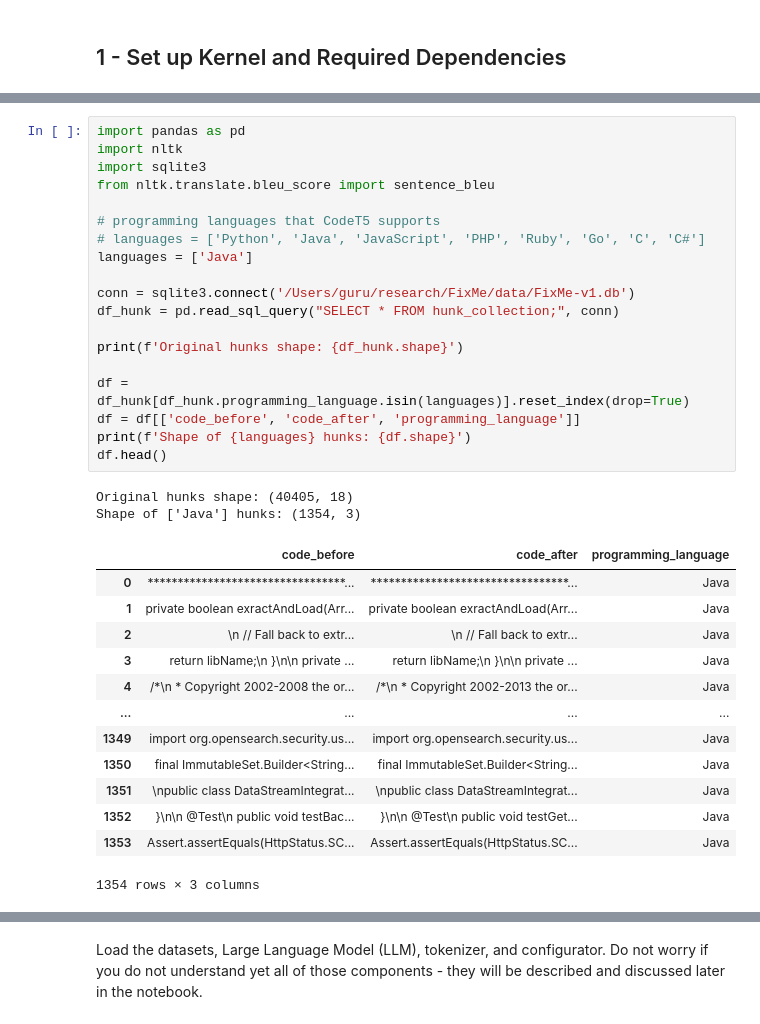
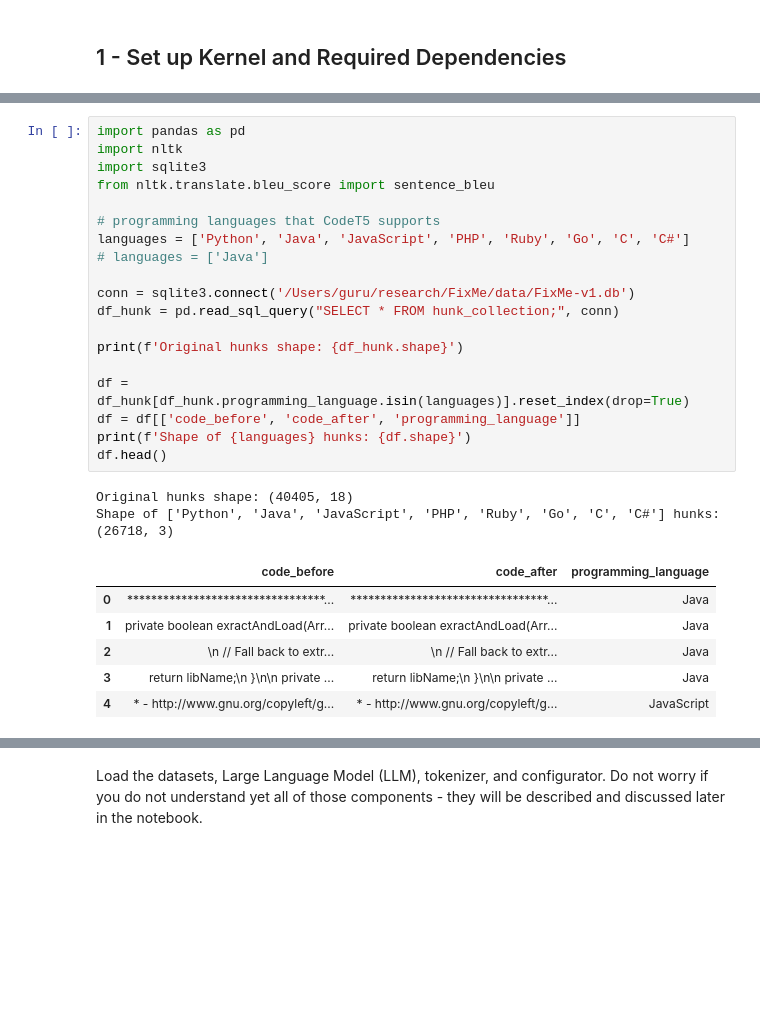
Before and after one commit to SmartSecLab/PatchLM, a Jupyter notebook: summarize.ipynb, the cells around one changed output, grey strips where cells are left out. Saved outputs shown, nothing was run; the diff lists cells and outputs as text; blank space fills up the shorter version.

```diff
--- a/summarize.ipynb
+++ b/summarize.ipynb
@@ -34,38 +34,31 @@ Now install the required packages to use PyTorch and Hugging Face transformers a
 # %%
 import pandas as pd
 import nltk
 import sqlite3
 from nltk.translate.bleu_score import sentence_bleu
 
 # programming languages that CodeT5 supports
-# languages = ['Python', 'Java', 'JavaScript', 'PHP', 'Ruby', 'Go', 'C', 'C#']
-languages = ['Java']
+languages = ['Python', 'Java', 'JavaScript', 'PHP', 'Ruby', 'Go', 'C', 'C#']
+# languages = ['Java']
 
 conn = sqlite3.connect('/Users/guru/research/FixMe/data/FixMe-v1.db')
 df_hunk = pd.read_sql_query("SELECT * FROM hunk_collection;", conn)
 
 print(f'Original hunks shape: {df_hunk.shape}')
 
 df = df_hunk[df_hunk.programming_language.isin(languages)].reset_index(drop=True)
 df = df[['code_before', 'code_after', 'programming_language']]
 print(f'Shape of {languages} hunks: {df.shape}')
 df.head()
 # %% [output]
 Original hunks shape: (40405, 18)
-Shape of ['Java'] hunks: (1354, 3)
+Shape of ['Python', 'Java', 'JavaScript', 'PHP', 'Ruby', 'Go', 'C', 'C#'] hunks: (26718, 3)
 |  | code_before | code_after | programming_language |
 | 0 | *********************************... | *********************************... | Java |
 | 1 | private boolean exractAndLoad(Arr... | private boolean exractAndLoad(Arr... | Java |
 | 2 | \n // Fall back to extr... | \n // Fall back to extr... | Java |
 | 3 | return libName;\n }\n\n private ... | return libName;\n }\n\n private ... | Java |
-| 4 | /*\n * Copyright 2002-2008 the or... | /*\n * Copyright 2002-2013 the or... | Java |
-| ... | ... | ... | ... |
-| 1349 | import org.opensearch.security.us... | import org.opensearch.security.us... | Java |
-| 1350 | final ImmutableSet.Builder<String... | final ImmutableSet.Builder<String... | Java |
-| 1351 | \npublic class DataStreamIntegrat... | \npublic class DataStreamIntegrat... | Java |
-| 1352 | }\n\n @Test\n public void testBac... | }\n\n @Test\n public void testGet... | Java |
-| 1353 | Assert.assertEquals(HttpStatus.SC... | Assert.assertEquals(HttpStatus.SC... | Java |
+| 4 | * - http://www.gnu.org/copyleft/g... | * - http://www.gnu.org/copyleft/g... | JavaScript |
-1354 rows × 3 columns
 # %% [markdown]
 <img src="embedded-picture-1" alt="Time alert close"/>
 # %% [markdown]
```
Also changed, not shown: parts of 9 cells of this notebook, 8 other files.
